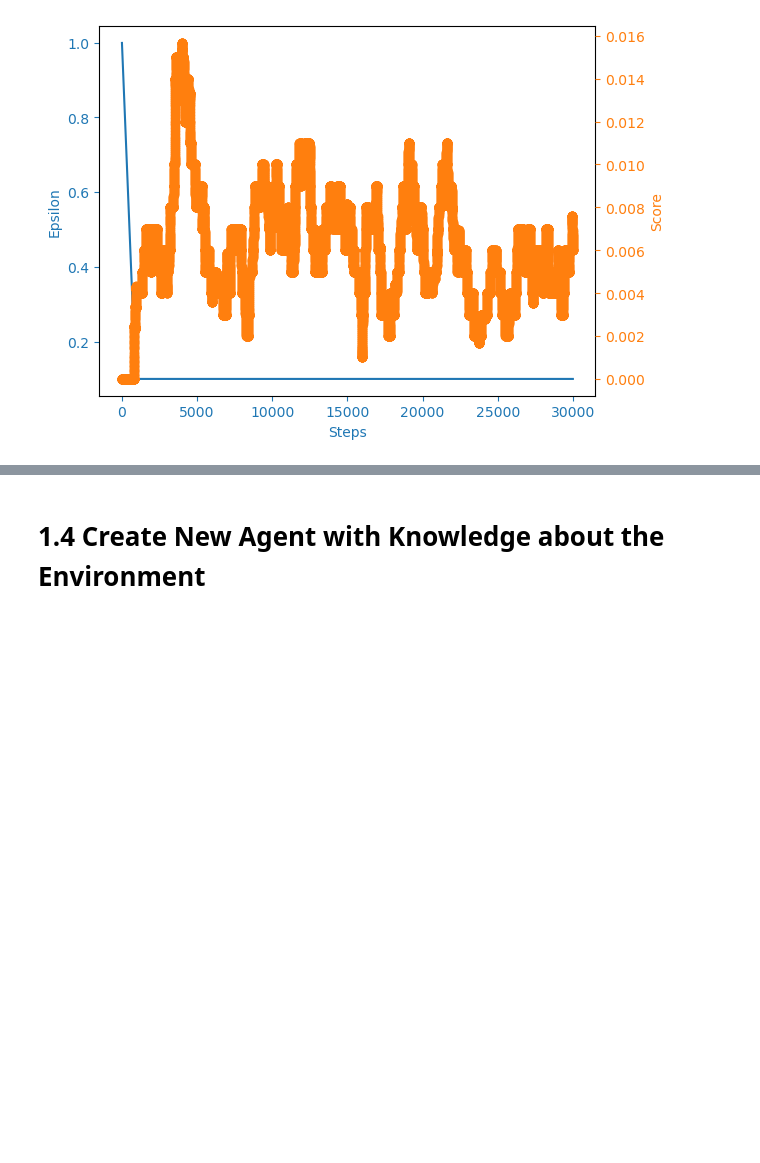
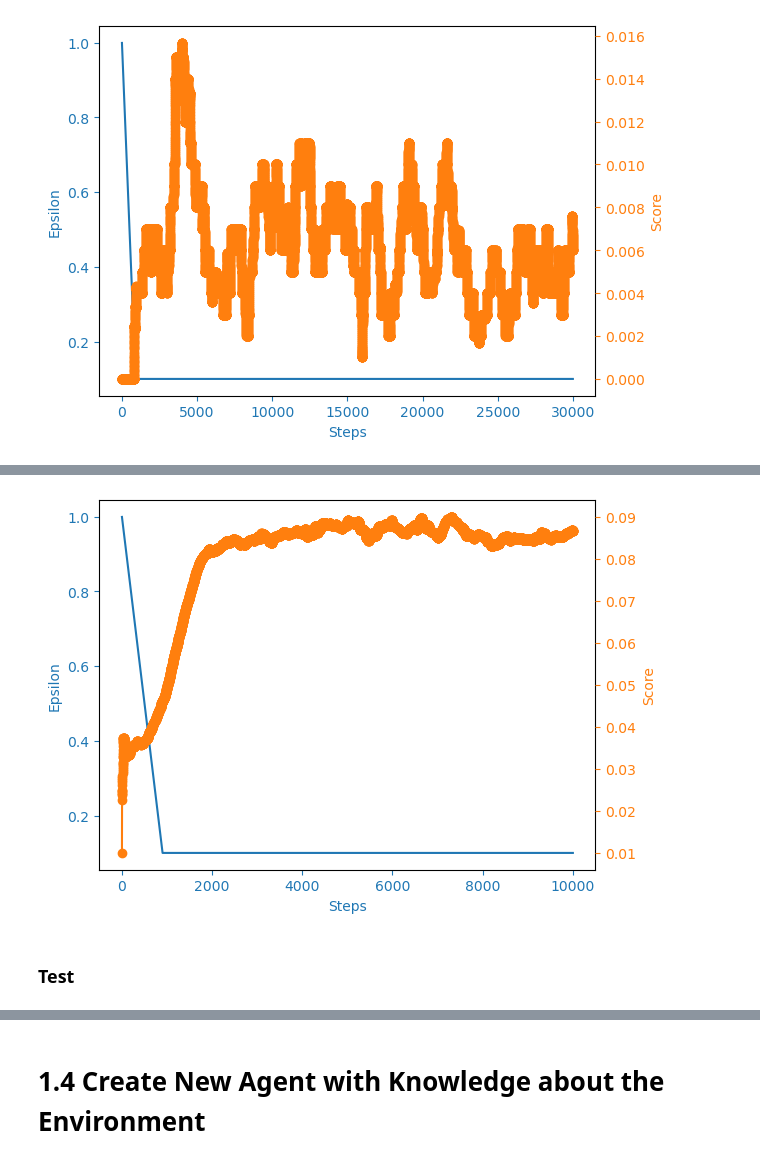
Before and after one commit to GouthamVarmaI/Frozen-Lake, a Jupyter notebook: CA1_Task_1_New.ipynb, the cells around one changed output, grey strips where cells are left out. Cells and saved outputs as stored; diff of their text form; code cells hidden in the pictures; blank space fills up the shorter version.

```diff
--- a/CA1_Task_1_New.ipynb
+++ b/CA1_Task_1_New.ipynb
@@ -331,3 +332,11 @@ steps = steps = np.arange(0, len(training_history['epsilons']), 1)
 plot_learning_rewards(steps, training_history['avg_scores'], training_history['epsilons'])
 # %% [output]
 [figure]
+# %%
+grid_size = 10
+random_map = generate_random_map(size=grid_size, p=0.3)
+env = gym.make("FrozenLake-v1", desc=random_map)
+num_features = env.observation_space.n
+num_actions = env.action_space.n
+print('Number of state features: {}'.format(num_features))
+print('Number of possible actions: {}'.format(num_actions))
@@ -333,0 +346,12 @@ plot_learning_rewards(steps, training_history['avg_scores'], training_history['e
+# %%
+def mhd_distance(state, goal):
+    state_row, state_col = state // grid_size, state % grid_size
+    goal_row, goal_col = goal // grid_size, goal % grid_size
+    grid_max = grid_size*2
+
+    dx = abs(state_col - goal_col)
+    dy = abs(state_row - goal_row)
+
+    distance = dx + dy
+    return distance
+    # return (grid_max - distance) / (grid_max * 100)
@@ -333,0 +443,7 @@ plot_learning_rewards(steps, training_history['avg_scores'], training_history['e
+# %%
+steps = steps = np.arange(0, len(training_history['epsilons']), 1)
+plot_learning_rewards(steps, training_history['avg_scores'], training_history['epsilons'])
+# %% [output]
+[figure, added]
+# %% [markdown]
+### Test
```
Also changed, not shown: parts of 9 cells of this notebook, 2 other files.
